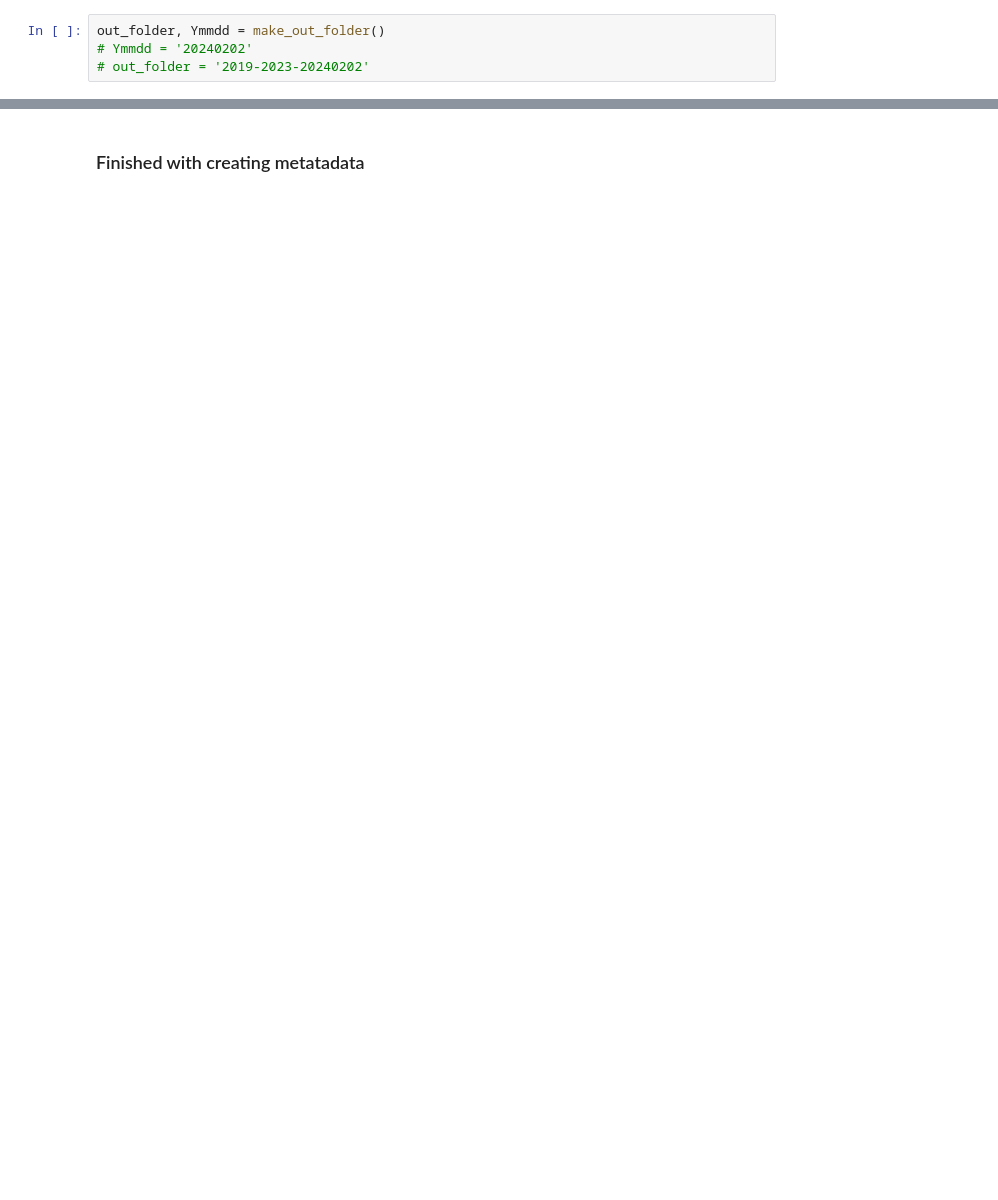
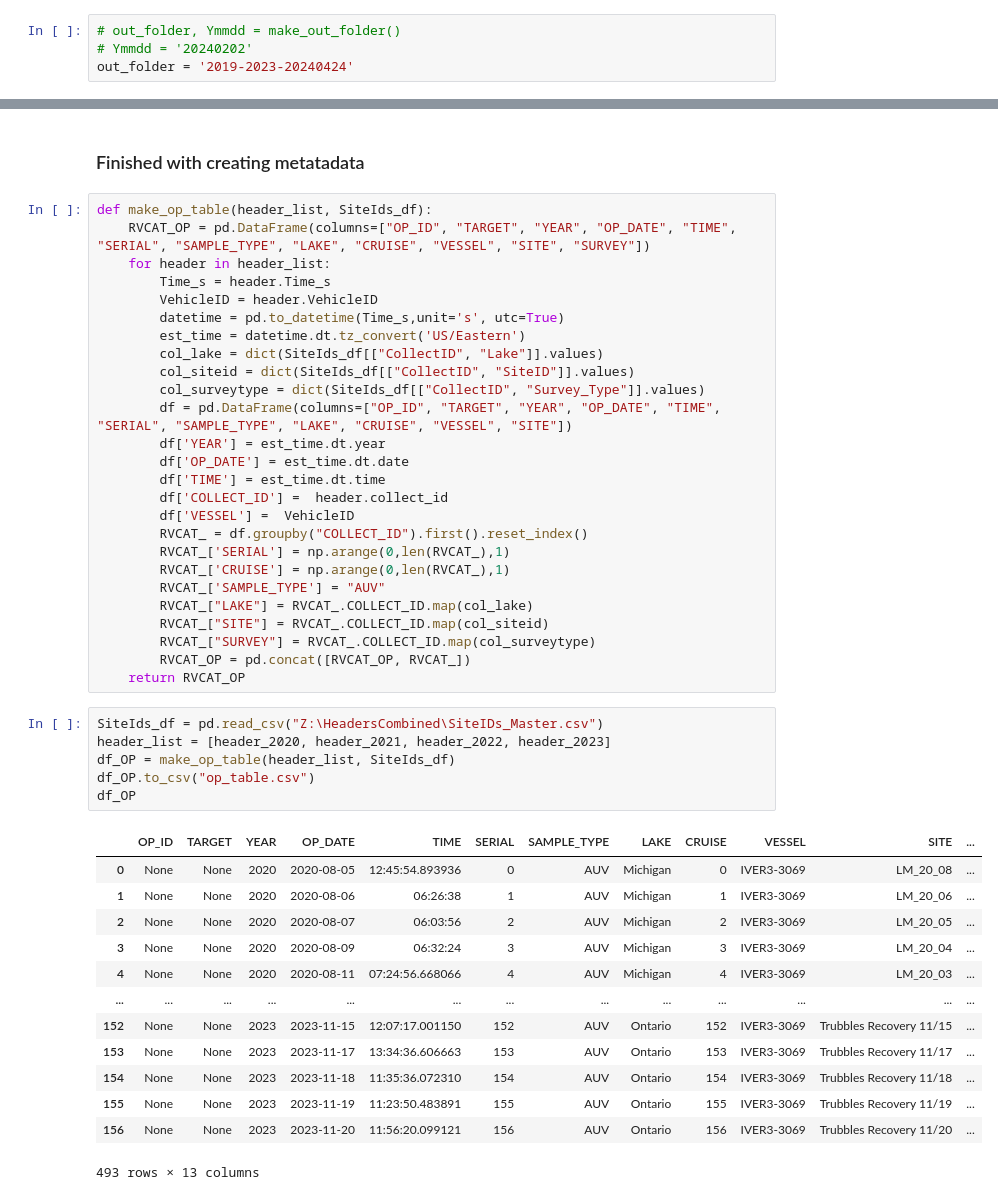
Before and after one commit to ajgeglio/Indexing-and-Slicing, a Jupyter notebook: IndexingHeaders.ipynb, the cells around one changed output, grey strips where cells are left out. Saved outputs shown, nothing was run; the diff lists cells and outputs as text; blank space fills up the shorter version.

```diff
--- a/IndexingHeaders.ipynb
+++ b/IndexingHeaders.ipynb
@@ -8,6 +8,6 @@ from src import *
 from mapping_reef_classes import get_coordinates
 import glob
 # %%
-out_folder, Ymmdd = make_out_folder()
+# out_folder, Ymmdd = make_out_folder()
 # Ymmdd = '20240202'
-# out_folder = '2019-2023-20240202'
+out_folder = '2019-2023-20240424'
@@ -222,2 +270,48 @@ df_unp_2023 = create_unpacked_images_metatada_df(header_2023_c, df_imgs_2023, df
 # %% [markdown]
 ### Finished with creating metatadata
+# %%
+def make_op_table(header_list, SiteIds_df):
+    RVCAT_OP = pd.DataFrame(columns=["OP_ID", "TARGET", "YEAR", "OP_DATE", "TIME", "SERIAL", "SAMPLE_TYPE", "LAKE", "CRUISE", "VESSEL", "SITE", "SURVEY"])
+    for header in header_list:
+        Time_s = header.Time_s
+        VehicleID = header.VehicleID
+        datetime = pd.to_datetime(Time_s,unit='s', utc=True)
+        est_time = datetime.dt.tz_convert('US/Eastern')
+        col_lake = dict(SiteIds_df[["CollectID", "Lake"]].values)
+        col_siteid = dict(SiteIds_df[["CollectID", "SiteID"]].values)
+        col_surveytype = dict(SiteIds_df[["CollectID", "Survey_Type"]].values)
+        df = pd.DataFrame(columns=["OP_ID", "TARGET", "YEAR", "OP_DATE", "TIME", "SERIAL", "SAMPLE_TYPE", "LAKE", "CRUISE", "VESSEL", "SITE"])
+        df['YEAR'] = est_time.dt.year
+        df['OP_DATE'] = est_time.dt.date
+        df['TIME'] = est_time.dt.time
+        df['COLLECT_ID'] =  header.collect_id
+        df['VESSEL'] =  VehicleID
+        RVCAT_ = df.groupby("COLLECT_ID").first().reset_index()
+        RVCAT_['SERIAL'] = np.arange(0,len(RVCAT_),1)
+        RVCAT_['CRUISE'] = np.arange(0,len(RVCAT_),1)
+        RVCAT_['SAMPLE_TYPE'] = "AUV"
+        RVCAT_["LAKE"] = RVCAT_.COLLECT_ID.map(col_lake)
+        RVCAT_["SITE"] = RVCAT_.COLLECT_ID.map(col_siteid)
+        RVCAT_["SURVEY"] = RVCAT_.COLLECT_ID.map(col_surveytype)
+        RVCAT_OP = pd.concat([RVCAT_OP, RVCAT_])
+    return RVCAT_OP
+# %%
+SiteIds_df = pd.read_csv("Z:\HeadersCombined\SiteIDs_Master.csv")
+header_list = [header_2020, header_2021, header_2022, header_2023]
+df_OP = make_op_table(header_list, SiteIds_df)
+df_OP.to_csv("op_table.csv")
+df_OP
+# %% [output]
+|  | OP_ID | TARGET | YEAR | OP_DATE | TIME | SERIAL | SAMPLE_TYPE | LAKE | CRUISE | VESSEL | SITE | ... |
+| 0 | None | None | 2020 | 2020-08-05 | 12:45:54.893936 | 0 | AUV | Michigan | 0 | IVER3-3069 | LM_20_08 | ... |
+| 1 | None | None | 2020 | 2020-08-06 | 06:26:38 | 1 | AUV | Michigan | 1 | IVER3-3069 | LM_20_06 | ... |
+| 2 | None | None | 2020 | 2020-08-07 | 06:03:56 | 2 | AUV | Michigan | 2 | IVER3-3069 | LM_20_05 | ... |
+| 3 | None | None | 2020 | 2020-08-09 | 06:32:24 | 3 | AUV | Michigan | 3 | IVER3-3069 | LM_20_04 | ... |
+| 4 | None | None | 2020 | 2020-08-11 | 07:24:56.668066 | 4 | AUV | Michigan | 4 | IVER3-3069 | LM_20_03 | ... |
+| ... | ... | ... | ... | ... | ... | ... | ... | ... | ... | ... | ... | ... |
+| 152 | None | None | 2023 | 2023-11-15 | 12:07:17.001150 | 152 | AUV | Ontario | 152 | IVER3-3069 | Trubbles Recovery 11/15 | ... |
+| 153 | None | None | 2023 | 2023-11-17 | 13:34:36.606663 | 153 | AUV | Ontario | 153 | IVER3-3069 | Trubbles Recovery 11/17 | ... |
+| 154 | None | None | 2023 | 2023-11-18 | 11:35:36.072310 | 154 | AUV | Ontario | 154 | IVER3-3069 | Trubbles Recovery 11/18 | ... |
+| 155 | None | None | 2023 | 2023-11-19 | 11:23:50.483891 | 155 | AUV | Ontario | 155 | IVER3-3069 | Trubbles Recovery 11/19 | ... |
+| 156 | None | None | 2023 | 2023-11-20 | 11:56:20.099121 | 156 | AUV | Ontario | 156 | IVER3-3069 | Trubbles Recovery 11/20 | ... |
+493 rows × 13 columns
```
Also changed, not shown: parts of 20 cells of this notebook, 7 other files.
